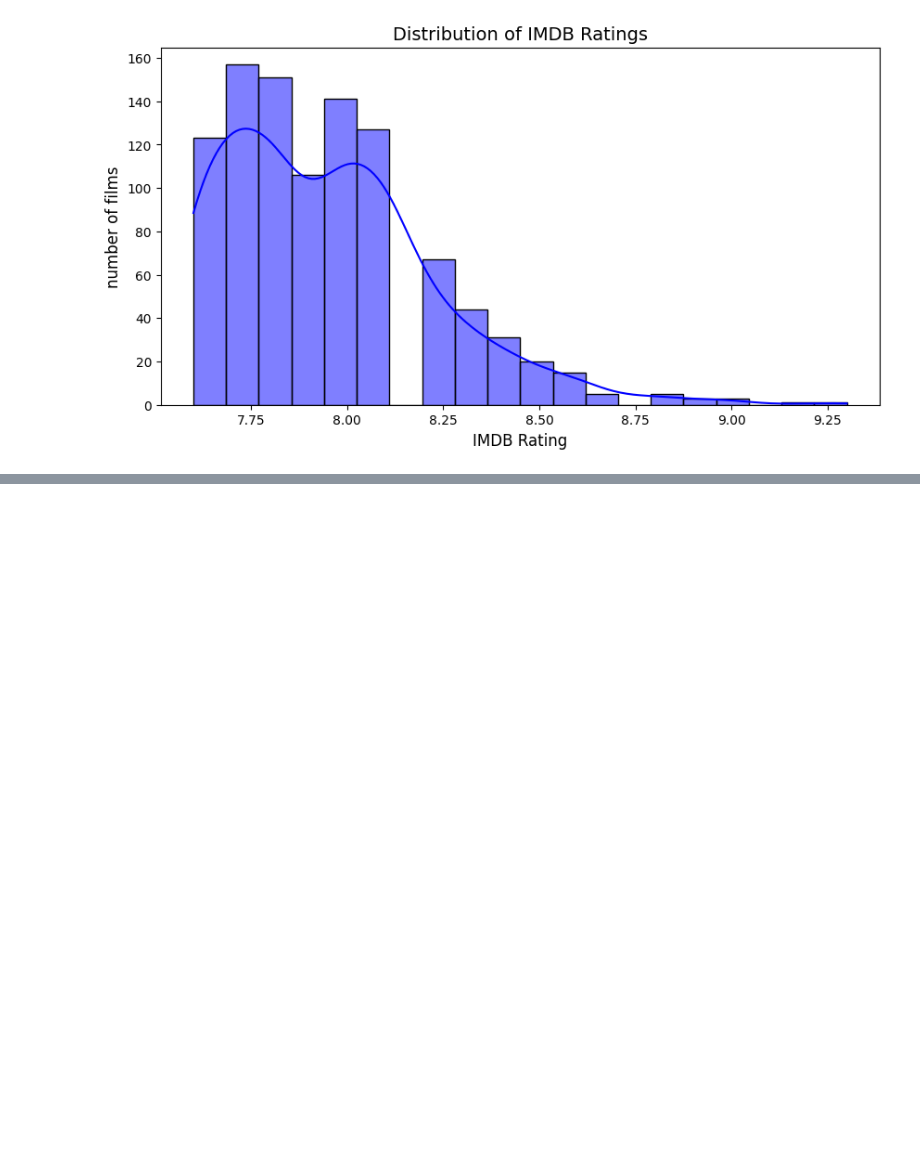
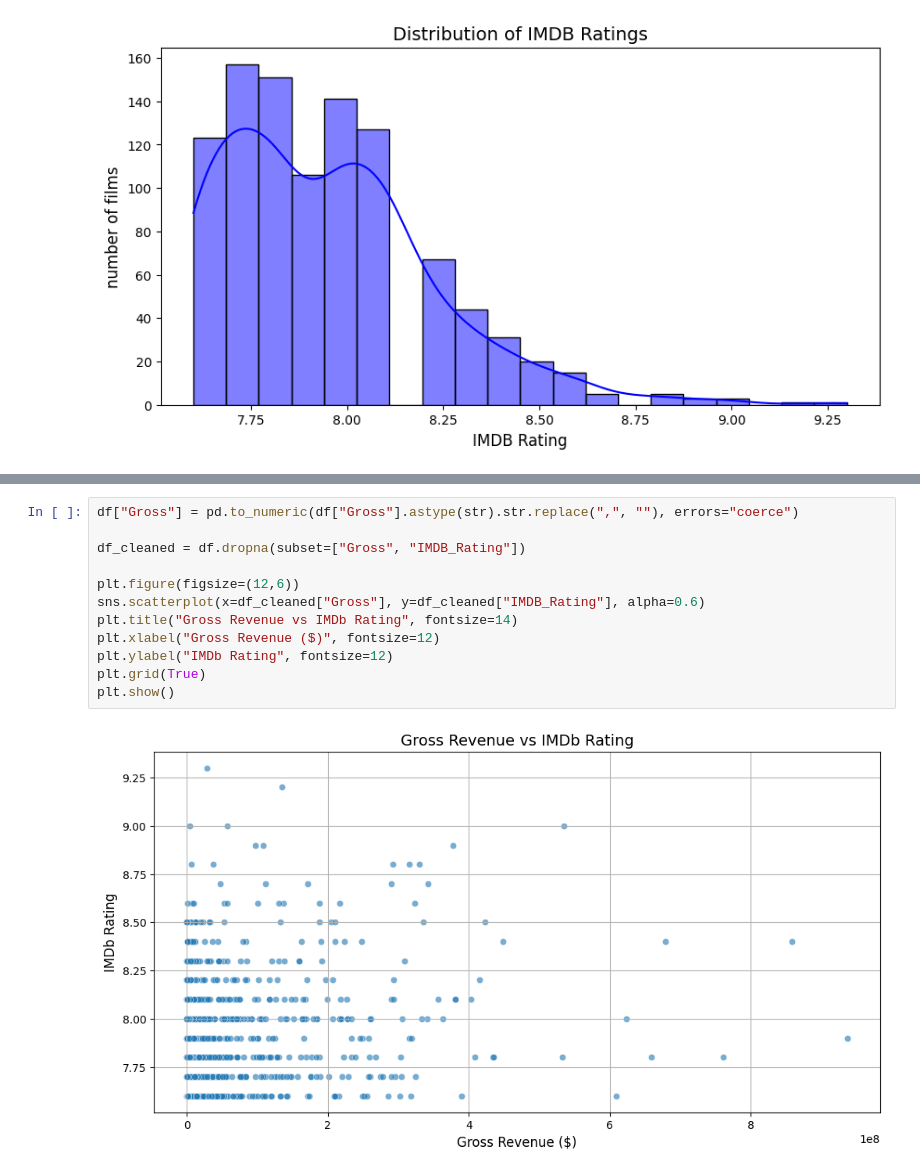
Before and after one commit to Asalghaani/IMDB--Analysis, a Jupyter notebook: Notebooks/IMDB_Analysis.ipynb, the cells around one changed output, grey strips where cells are left out. Cells and saved outputs as stored; diff of their text form; blank space fills up the shorter version.

```diff
--- a/Notebooks/IMDB_Analysis.ipynb
+++ b/Notebooks/IMDB_Analysis.ipynb
@@ -77,0 +104,14 @@ plt.show()
+# %%
+df["Gross"] = pd.to_numeric(df["Gross"].astype(str).str.replace(",", ""), errors="coerce")
+
+df_cleaned = df.dropna(subset=["Gross", "IMDB_Rating"])
+
+plt.figure(figsize=(12,6))
+sns.scatterplot(x=df_cleaned["Gross"], y=df_cleaned["IMDB_Rating"], alpha=0.6)
+plt.title("Gross Revenue vs IMDb Rating", fontsize=14)
+plt.xlabel("Gross Revenue ($)", fontsize=12)
+plt.ylabel("IMDb Rating", fontsize=12)
+plt.grid(True)
+plt.show()
+# %% [output]
+[figure, added]
```
Also changed, not shown: parts of 3 cells of this notebook.
